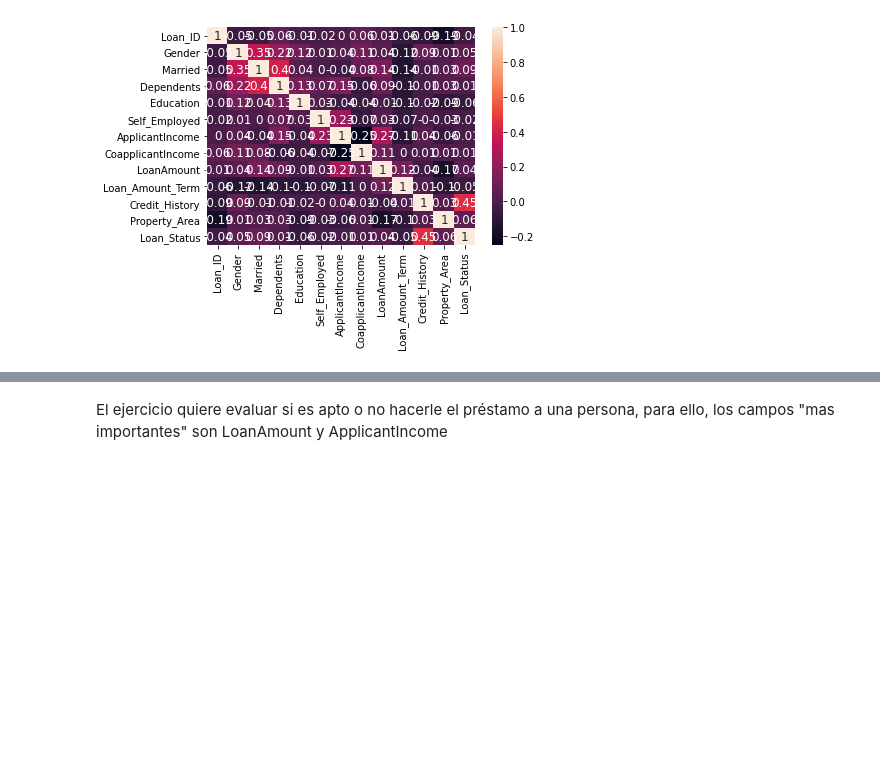
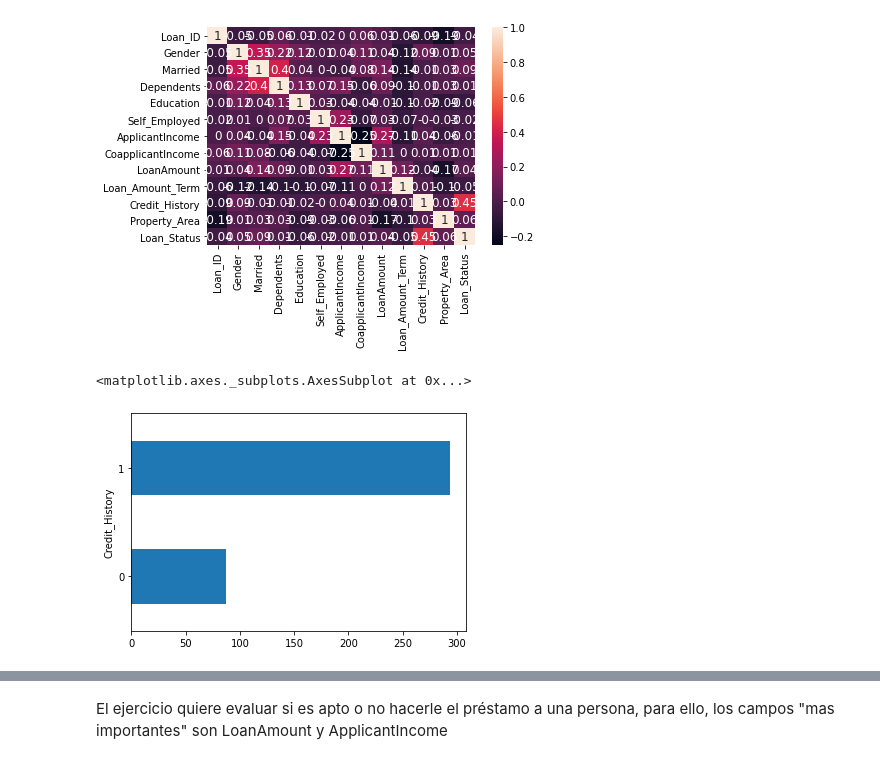
Before and after one commit to carlos-paezf/Deep_Learning, a Jupyter notebook: Primer_Corte/P1T7_S2_KMeans.ipynb, the cells around one changed output, grey strips where cells are left out. Cells and saved outputs as stored; diff of their text form; code cells hidden in the pictures; blank space fills up the shorter version.

```diff
--- a/Primer_Corte/P1T7_S2_KMeans.ipynb
+++ b/Primer_Corte/P1T7_S2_KMeans.ipynb
@@ -320,3 +320,8 @@ sns.heatmap(corr_matrix, annot=True, annot_kws={'size': 12})
 # %% [output]
 <matplotlib.axes._subplots.AxesSubplot at 0x...>
 [figure]
+# %%
+prestamos.groupby('Credit_History').size().plot.barh()
+# %% [output]
+<matplotlib.axes._subplots.AxesSubplot at 0x...>
+[figure, added]
```
Also changed, not shown: parts of 10 cells of this notebook.
